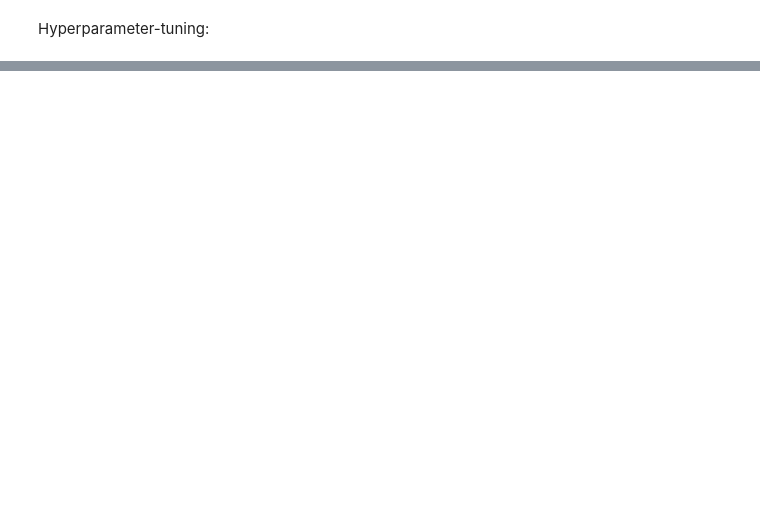
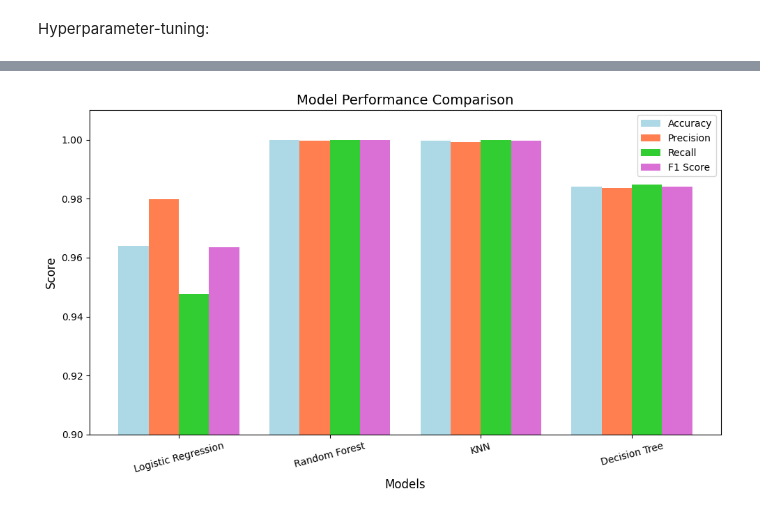
Before and after one commit to MattRWue/Credit-card-fraud-detection-using-machine-learning, a Jupyter notebook: credit_card_fraud_detection.ipynb, the cells around one changed output, grey strips where cells are left out. Cells and saved outputs as stored; diff of their text form; code cells hidden in the pictures; blank space fills up the shorter version.

```diff
--- a/credit_card_fraud_detection.ipynb
+++ b/credit_card_fraud_detection.ipynb
@@ -355,0 +532,26 @@ print("Best parameters for Decision Tree:", dt_search.best_params_)
+# %%
+models1 = ["Logistic Regression", "Random Forest", "KNN", "Decision Tree"]
+accuracy1 = [0.9641, 0.9998, 0.9996, 0.9842]
+precision1 = [0.9799, 0.9997, 0.9991, 0.9836]
+recall1 = [0.9478, 1.0000, 1.0000, 0.9848]
+f1_score1 = [0.9636, 0.9998, 0.9996, 0.9842]
+x = np.arange(len(models1))
+
+
+plt.figure(figsize=(10, 6))
+plt.bar(x - 0.3, accuracy1, 0.2, label="Accuracy", color="lightblue")
+plt.bar(x - 0.1, precision1, 0.2, label="Precision", color="coral")
+plt.bar(x + 0.1, recall1, 0.2, label="Recall", color="limegreen")
+plt.bar(x + 0.3, f1_score1, 0.2, label="F1 Score", color="orchid")
+
+plt.xlabel("Models", fontsize=12)
+plt.ylabel("Score", fontsize=12)
+plt.title("Model Performance Comparison", fontsize=14)
+plt.xticks(x, models1, rotation=15)
+plt.ylim(0.9, 1.01)
+plt.legend()
+plt.savefig("model_performance_comparison.png", dpi=300)
+plt.tight_layout()
+plt.show()
+# %% [output]
+[figure, added]
```
Also changed, not shown: parts of 20 cells of this notebook, 7 other files.
